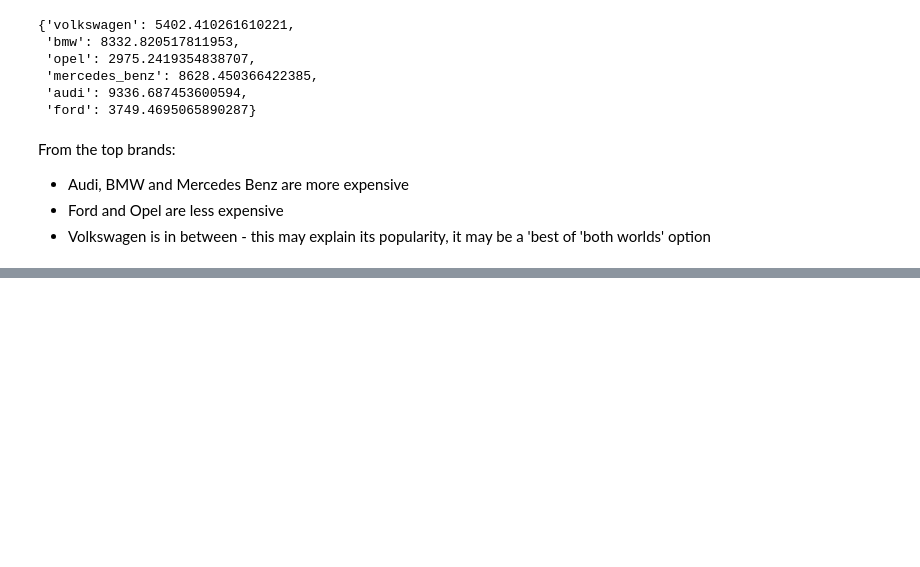
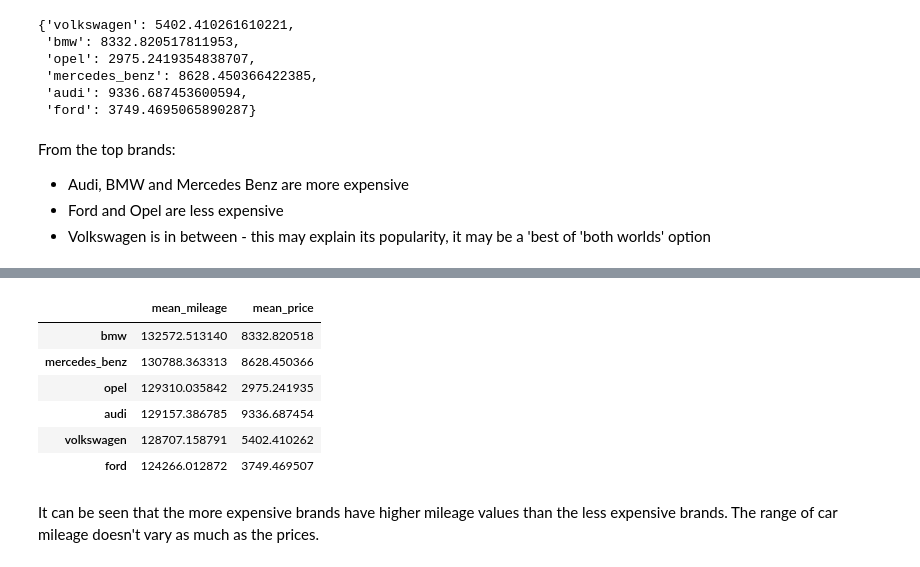
Before and after one commit to damiiete/DataQuest, a Jupyter notebook: Exploring_eBay_Car_Sales_Data/eBay_car_sales.ipynb, the cells around one changed output, grey strips where cells are left out. Saved outputs shown, nothing was run; the diff lists cells and outputs as text; code cells hidden in the pictures; blank space fills up the shorter version.

```diff
--- a/Exploring_eBay_Car_Sales_Data/eBay_car_sales.ipynb
+++ b/Exploring_eBay_Car_Sales_Data/eBay_car_sales.ipynb
@@ -500,0 +515,25 @@ From the top brands:
+# %%
+#Aggregating brnads by mean mileage
+brand_mean_mileage = {}
+
+for brand in common_brands:
+    brand_type = autos[autos['brand'] == brand]
+    mileage_mean = brand_type['odometer_km'].mean()
+    brand_mean_mileage[brand] = mileage_mean
+
+mean_mileage = pd.Series(brand_mean_mileage).sort_values(ascending=False)
+mean_prices = pd.Series(brand_mean_price).sort_values(ascending=False)
+# %%
+brand_df = pd.DataFrame(mean_mileage, columns=['mean_mileage'])
+brand_df['mean_price'] = mean_prices
+brand_df
+# %% [output]
+|  | mean_mileage | mean_price |
+| bmw | 132572.513140 | 8332.820518 |
+| mercedes_benz | 130788.363313 | 8628.450366 |
+| opel | 129310.035842 | 2975.241935 |
+| audi | 129157.386785 | 9336.687454 |
+| volkswagen | 128707.158791 | 5402.410262 |
+| ford | 124266.012872 | 3749.469507 |
+# %% [markdown]
+It can be seen that the more expensive brands have higher mileage values than the less expensive brands. The range of car mileage doesn't vary as much as the prices.
```
Also changed, not shown: parts of 7 cells of this notebook.
